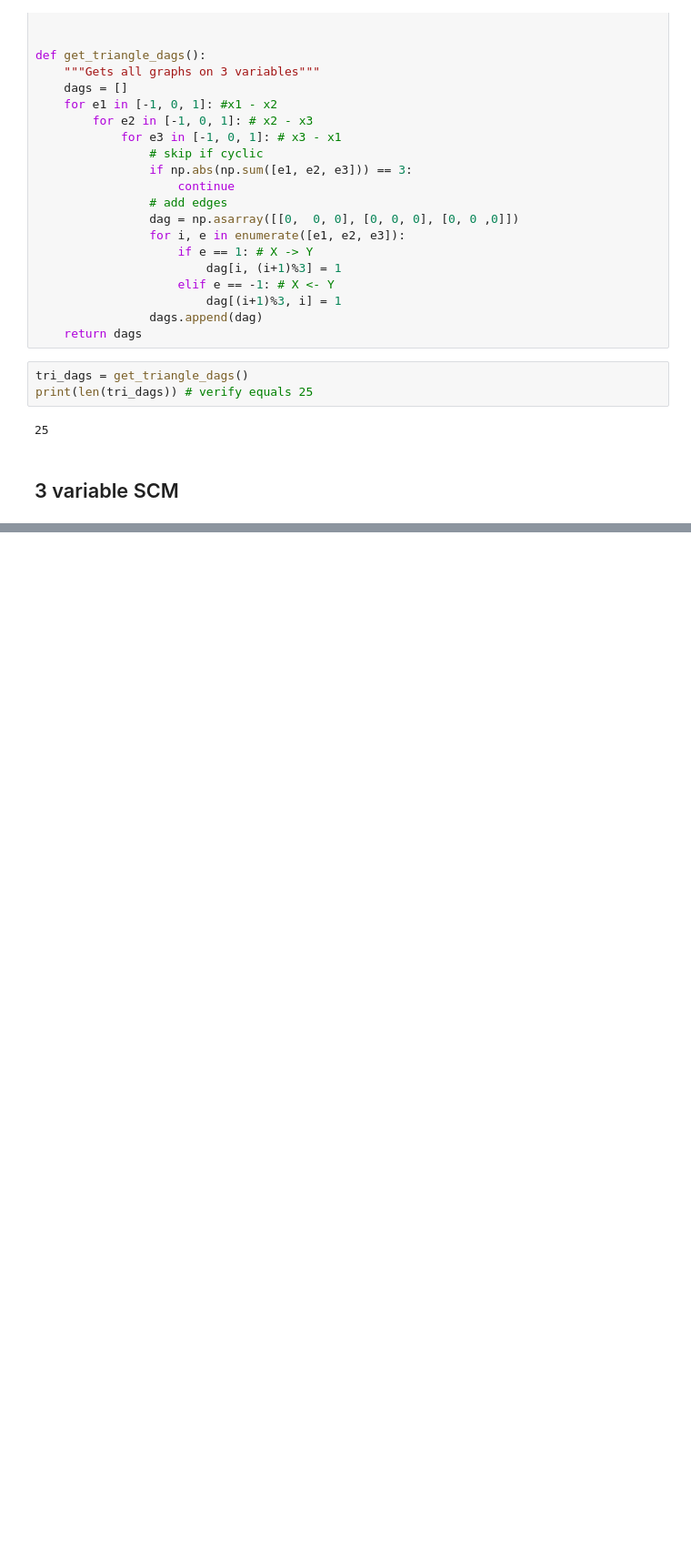
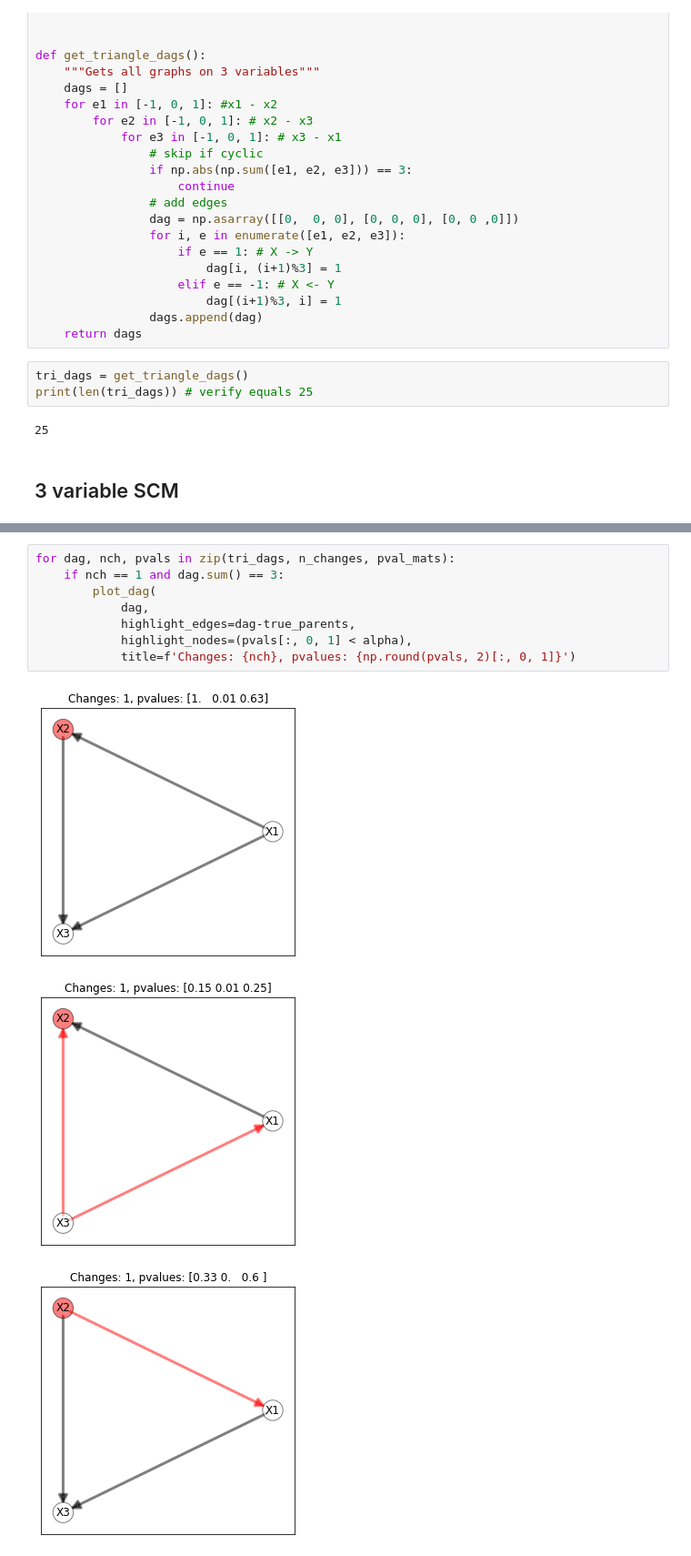
Before and after one commit to rflperry/sparse_shift, a Jupyter notebook: notebooks/02-three_variable_learning.ipynb, the cells around one changed output, grey strips where cells are left out. Shown at 91% size. Drawn from its saved outputs; the diff is of its cells as text; blank space fills up the shorter version.

```diff
--- a/notebooks/02-three_variable_learning.ipynb
+++ b/notebooks/02-three_variable_learning.ipynb
@@ -212,0 +176,12 @@ array([[0.        , 0.41176471, 0.47058824],
+# %%
+for dag, nch, pvals in zip(tri_dags, n_changes, pval_mats):
+    if nch == 1 and dag.sum() == 3:
+        plot_dag(
+            dag,
+            highlight_edges=dag-true_parents,
+            highlight_nodes=(pvals[:, 0, 1] < alpha),
+            title=f'Changes: {nch}, pvalues: {np.round(pvals, 2)[:, 0, 1]}')
+# %% [output]
+[figure, added]
+[figure, added]
+[figure, added]
```
Also changed, not shown: parts of 20 cells of this notebook, 4 other files.
